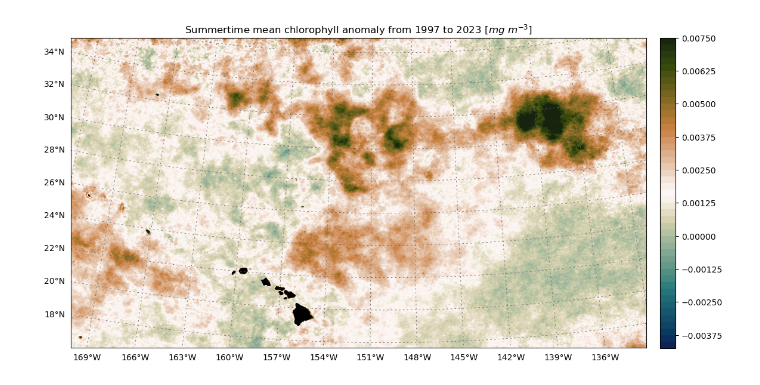
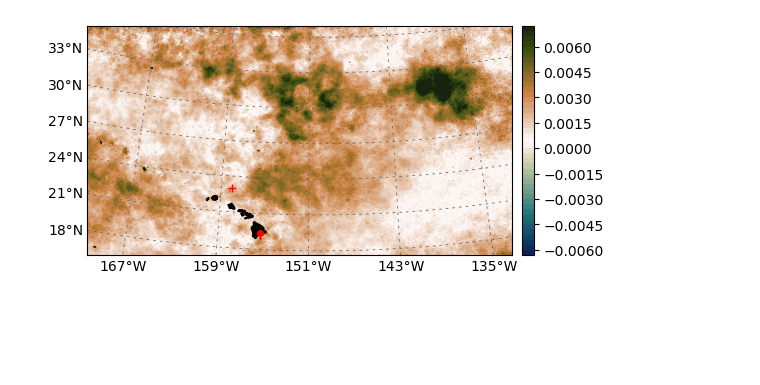
Before and after one commit to jamiesash/climate, a Jupyter notebook: code/pycode/sum_climatology_fig.ipynb, the cells around one changed output. Cells and saved outputs as stored; diff of their text form; code cells hidden in the pictures; blank space fills up the shorter version.

```diff
--- a/code/pycode/sum_climatology_fig.ipynb
+++ b/code/pycode/sum_climatology_fig.ipynb
@@ -12,7 +12,7 @@ from mpl_toolkits.basemap import Basemap
 from matplotlib import colors
 # %%
 # Global Ocean Colour (Copernicus-GlobColour), Bio-Geo-Chemical, L4 (monthly and interpolated) from Satellite Observations (Near Real Time)
-file_id = Dataset('/home/jamie/projects/chl_plots/data/climatology_mon_sum_20240808.nc')
+file_id = Dataset('../../data/chl/climatology_mon_sum_20240808.nc')
 ras = file_id.variables["CHL"][:]
 #mask = file_id.variables["mask"][:]
 lat = file_id.variables["latitude"][:]
@@ -27,39 +27,53 @@ ras = xr.DataArray(ras,
 
 # fudging the nubers to get the colormap nice.
 # ras_colorbar = ras.clip(min = 0, max = 0.012, keep_attrs=False)
-ras = ras.clip(min = -0.004, max = 0.0075, keep_attrs=False)
+ras = ras.clip(min = -0.006, max = 0.007, keep_attrs=False)
+# ras = ras.clip(min = -0.0001, max = 0.0075, keep_attrs=False)
 # ras_f = ras.clip(min=0, max=, keep_attrs=True)
 # ras_f = ras_f.fillna(np.nanmax(ras_f.values))
 # %%
 divnorm = colors.TwoSlopeNorm(vmin = np.nanmin(ras.data), vcenter = 0, vmax = np.nanmax(ras.data))
 
 # Calculate the bounds of the data
 lon_bounds = [ras.y.min(), ras.y.max()]
 lat_bounds = [ras.x.min(), ras.x.max()]
 
-fig, (ax1) = plt.subplots(1, 1, figsize=(15, 7))
+# AGU max dim 6.7 x 8.9
+fig, (ax1) = plt.subplots(1, 1, figsize=(6.6, 5.5))
 m = Basemap(projection='lcc', resolution='h',
             llcrnrlat=16, urcrnrlat=35.5,
             llcrnrlon=-170, urcrnrlon=-130,
             lat_0 = 30, lon_0 = -150,
             width=5.1E6, height=5E6)
 
 # Convert latitude and longitude to map projection coordinates.
 x_map, y_map = np.meshgrid(ras.y, ras.x)
 x, y = m(x_map, y_map)
 # Plot data.
-contour = m.contourf(x, y, ras, cmap = cmocean.cm.tarn_r, levels=100, extend='both', norm=divnorm)
+contour = m.contourf(x, y, ras, cmap = cmocean.cm.tarn_r, levels=100, extend='both') # , norm=divnorm)
 m.fillcontinents(color = 'black')
 # Add grid lines
-parallels = m.drawparallels(np.arange(18, 40, 2), labels=[1,0,0,0], textcolor = 'black', color = "dimgrey", fontsize=10, dashes=(3, 5), linewidth = 0.6)
-meridians =  m.drawmeridians(np.arange(-175, -130, 3), labels=[0,0,0,1], textcolor = 'black', color = "dimgrey", fontsize=10, dashes=(3, 5),linewidth = 0.6)
+parallels = m.drawparallels(np.arange(18, 40, 3), labels=[1,0,0,0], textcolor = 'black', color = "dimgrey", fontsize=10, dashes=(3, 5), linewidth = 0.6)
+meridians =  m.drawmeridians(np.arange(-175, -130, 8), labels=[0,0,0,1], textcolor = 'black', color = "dimgrey", fontsize=10, dashes=(3, 5),linewidth = 0.6)
 # Draw parallels and meridians with customized gridline alpha and label colors
 m.drawcoastlines(color='black')
+
+# Plot Station Aloha (23N, 158W)
+xa, ya = m(-158, 23)
+m.plot(xa, ya, marker='+', color='red', markersize=6, label='Stn. ALOHA', linestyle='None')
+# Plot Seamount  18.92, -155.27 (19N, 155W)
+xs, ys = m(-155.27, 18.92)
+m.plot(xs, ys, marker='.', color='red', markersize=2, label='Kamaʻehuakanaloa', linestyle='None')
+# Plot Seamount Mnt. K (19.406893, -155.283386)
+xs, ys = m(-155.283386, 19.406893)
+m.plot(xs, ys, marker='o', color='red', markersize=4, label='Kilauea', linestyle='None')
+
 # add colorbar.
-c = ax1.contourf(ras.y, ras.x, ras, levels = 50, cmap = cmocean.cm.tarn_r, norm=divnorm)
-cbar = fig.colorbar(c, shrink = 0.965, pad = 0.02)
-plt.title("Summertime mean chlorophyll anomaly from 1997 to 2023 [$mg$ $m^{-3}$]")
-plt.savefig('../figures/climatology_chl_20240813.png', bbox_inches='tight', dpi=300)
+c = ax1.contourf(ras.y, ras.x, ras, levels = 50, cmap = cmocean.cm.tarn_r)#, norm=divnorm)
+cbar = fig.colorbar(c, shrink = 0.54, pad = 0.02)
+# plt.title("Summertime mean chlorophyll anomaly from 1997 to 2023 [$mg$ $m^{-3}$]")
+plt.savefig('../../figures/climatology_chl_20260315.png', bbox_inches='tight', dpi=600)
+plt.savefig('../../figures/climatology_chl_20260315.pdf', bbox_inches='tight', dpi=600)
 plt.show()
 # %% [output]
-[figure, old version]
+[figure, new version]
```
Also changed, not shown: 32 other files.
